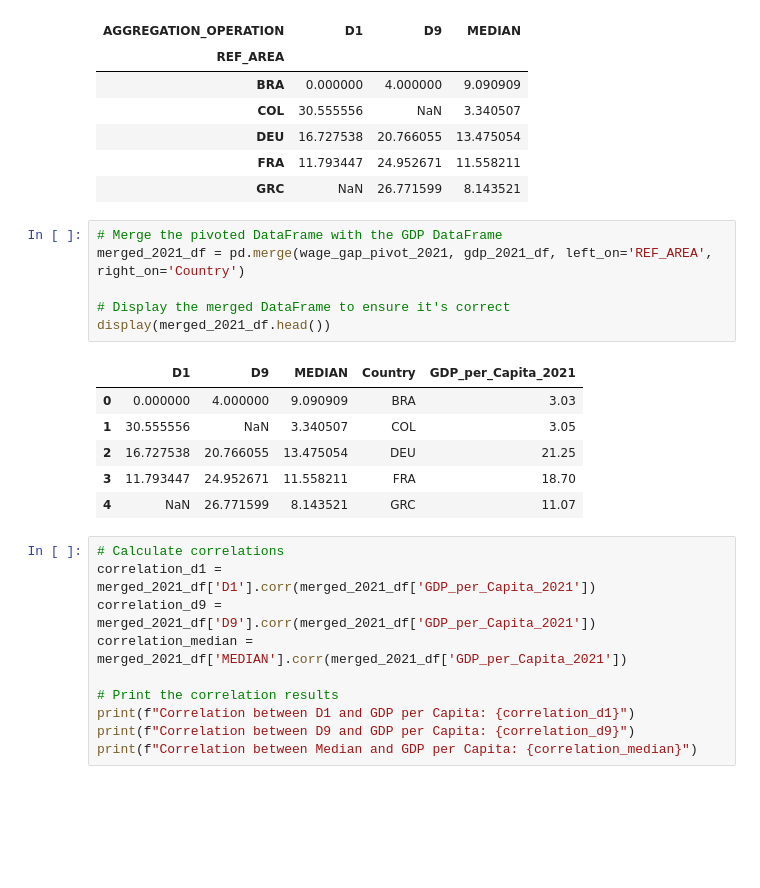
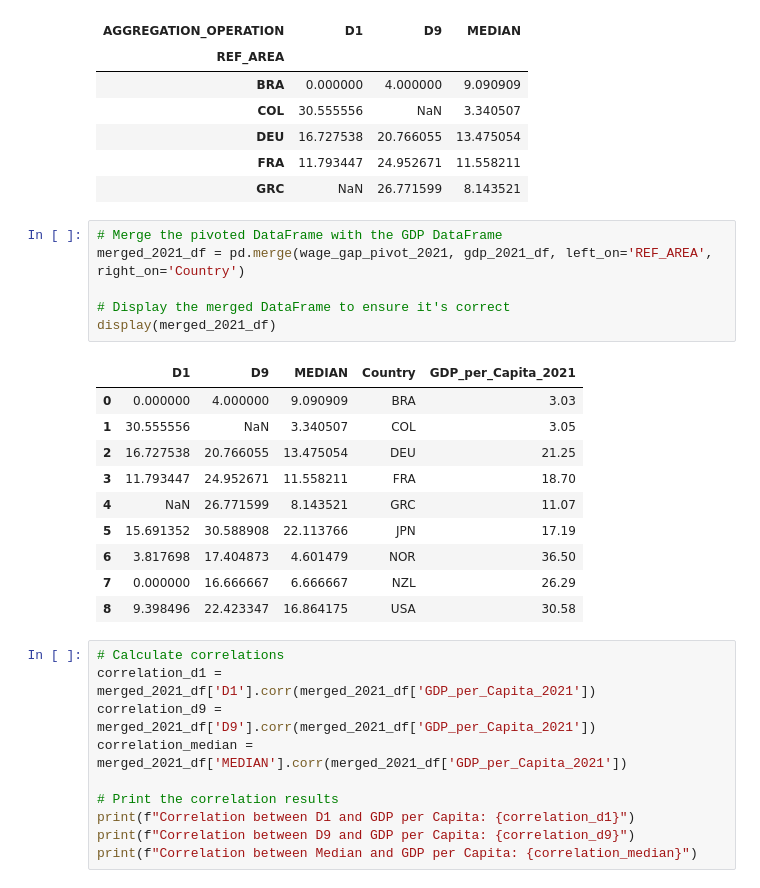
Before and after one commit to PaolaGaray/FirstProject, a Jupyter notebook: notebooks/load_and_clean_data_paola.ipynb, the cells around one changed output. Cells and saved outputs as stored; diff of their text form; blank space fills up the shorter version.

```diff
--- a/notebooks/load_and_clean_data_paola.ipynb
+++ b/notebooks/load_and_clean_data_paola.ipynb
@@ -273,16 +273,20 @@ display(wage_gap_pivot_2021.head())
 # %%
 # Merge the pivoted DataFrame with the GDP DataFrame
 merged_2021_df = pd.merge(wage_gap_pivot_2021, gdp_2021_df, left_on='REF_AREA', right_on='Country')
 
 # Display the merged DataFrame to ensure it's correct
-display(merged_2021_df.head())
+display(merged_2021_df)
 # %% [output]
 |  | D1 | D9 | MEDIAN | Country | GDP_per_Capita_2021 |
 | 0 | 0.000000 | 4.000000 | 9.090909 | BRA | 3.03 |
 | 1 | 30.555556 | NaN | 3.340507 | COL | 3.05 |
 | 2 | 16.727538 | 20.766055 | 13.475054 | DEU | 21.25 |
 | 3 | 11.793447 | 24.952671 | 11.558211 | FRA | 18.70 |
 | 4 | NaN | 26.771599 | 8.143521 | GRC | 11.07 |
+| 5 | 15.691352 | 30.588908 | 22.113766 | JPN | 17.19 |
+| 6 | 3.817698 | 17.404873 | 4.601479 | NOR | 36.50 |
+| 7 | 0.000000 | 16.666667 | 6.666667 | NZL | 26.29 |
+| 8 | 9.398496 | 22.423347 | 16.864175 | USA | 30.58 |
 # %%
 # Calculate correlations
 correlation_d1 = merged_2021_df['D1'].corr(merged_2021_df['GDP_per_Capita_2021'])
```
Also changed, not shown: parts of 3 cells of this notebook, 1 other file.
